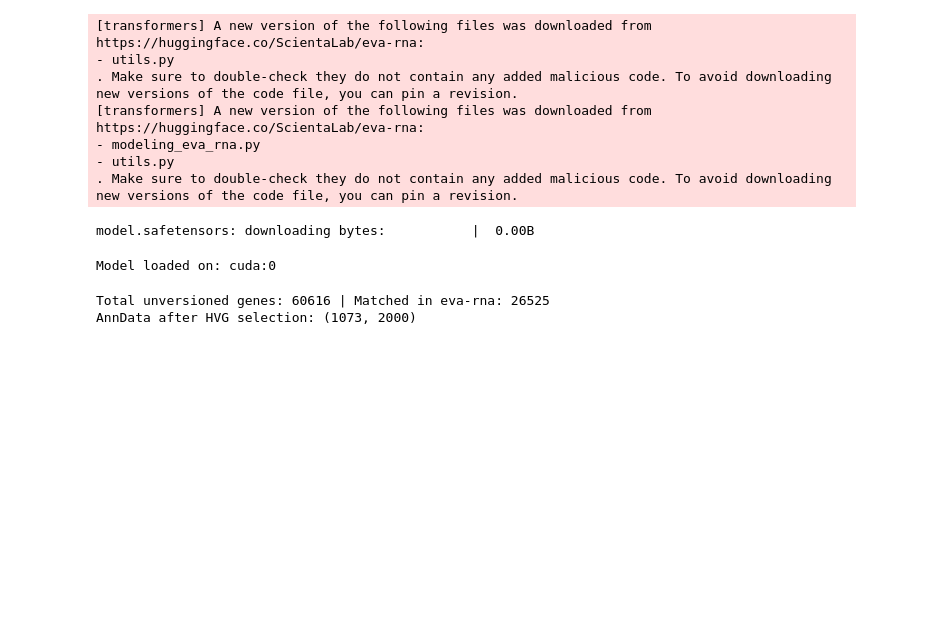
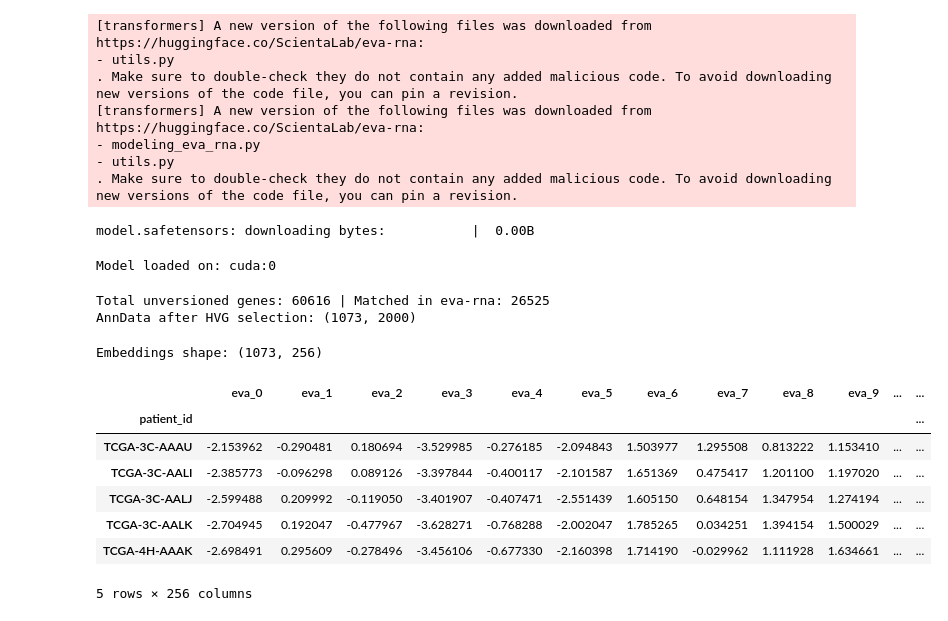
Before and after one commit to iamahnaf/Test, a Jupyter notebook: RNA.ipynb, the cells around one changed output. Saved outputs shown, nothing was run; the diff lists cells and outputs as text; code cells hidden in the pictures; blank space fills up the shorter version.

```diff
--- a/RNA.ipynb
+++ b/RNA.ipynb
@@ -126,19 +126,29 @@ AnnData after HVG selection: (1073, 2000)
 # %%
 import torch, os
 
 os.environ["PYTORCH_CUDA_ALLOC_CONF"] = "expandable_segments:True"
 
 with torch.no_grad():
     embeddings = model.encode_anndata(
         tokenizer, adata,
         species="human",
         batch_size=16,
     )
 
 embeddings = embeddings.astype("float32")
 print("Embeddings shape:", embeddings.shape)
 
 emb_cols = [f"eva_{i}" for i in range(embeddings.shape[1])]
 df_eva_emb = pd.DataFrame(embeddings, index=adata.obs_names, columns=emb_cols)
 df_eva_emb.to_parquet("rna_eva_embeddings.parquet")
-df_eva_emb.head()
+df_eva_emb
+# %% [output]
+Embeddings shape: (1073, 256)
+|  | eva_0 | eva_1 | eva_2 | eva_3 | eva_4 | eva_5 | eva_6 | eva_7 | eva_8 | eva_9 | ... | ... |
+| patient_id |  |  |  |  |  |  |  |  |  |  |  | ... |
+| TCGA-3C-AAAU | -2.153962 | -0.290481 | 0.180694 | -3.529985 | -0.276185 | -2.094843 | 1.503977 | 1.295508 | 0.813222 | 1.153410 | ... | ... |
+| TCGA-3C-AALI | -2.385773 | -0.096298 | 0.089126 | -3.397844 | -0.400117 | -2.101587 | 1.651369 | 0.475417 | 1.201100 | 1.197020 | ... | ... |
+| TCGA-3C-AALJ | -2.599488 | 0.209992 | -0.119050 | -3.401907 | -0.407471 | -2.551439 | 1.605150 | 0.648154 | 1.347954 | 1.274194 | ... | ... |
+| TCGA-3C-AALK | -2.704945 | 0.192047 | -0.477967 | -3.628271 | -0.768288 | -2.002047 | 1.785265 | 0.034251 | 1.394154 | 1.500029 | ... | ... |
+| TCGA-4H-AAAK | -2.698491 | 0.295609 | -0.278496 | -3.456106 | -0.677330 | -2.160398 | 1.714190 | -0.029962 | 1.111928 | 1.634661 | ... | ... |
+5 rows × 256 columns
```
Also changed, not shown: parts of 1 cell of this notebook.
